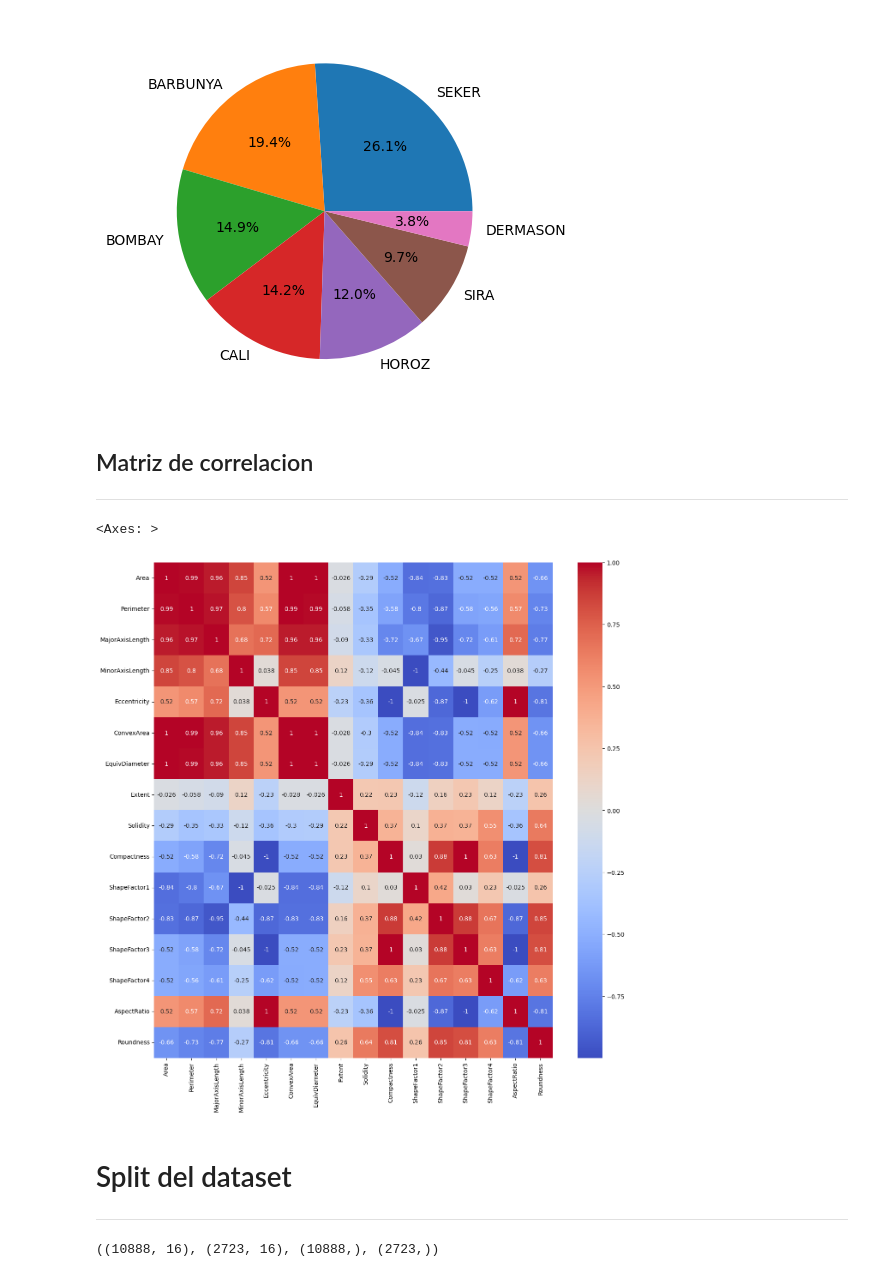
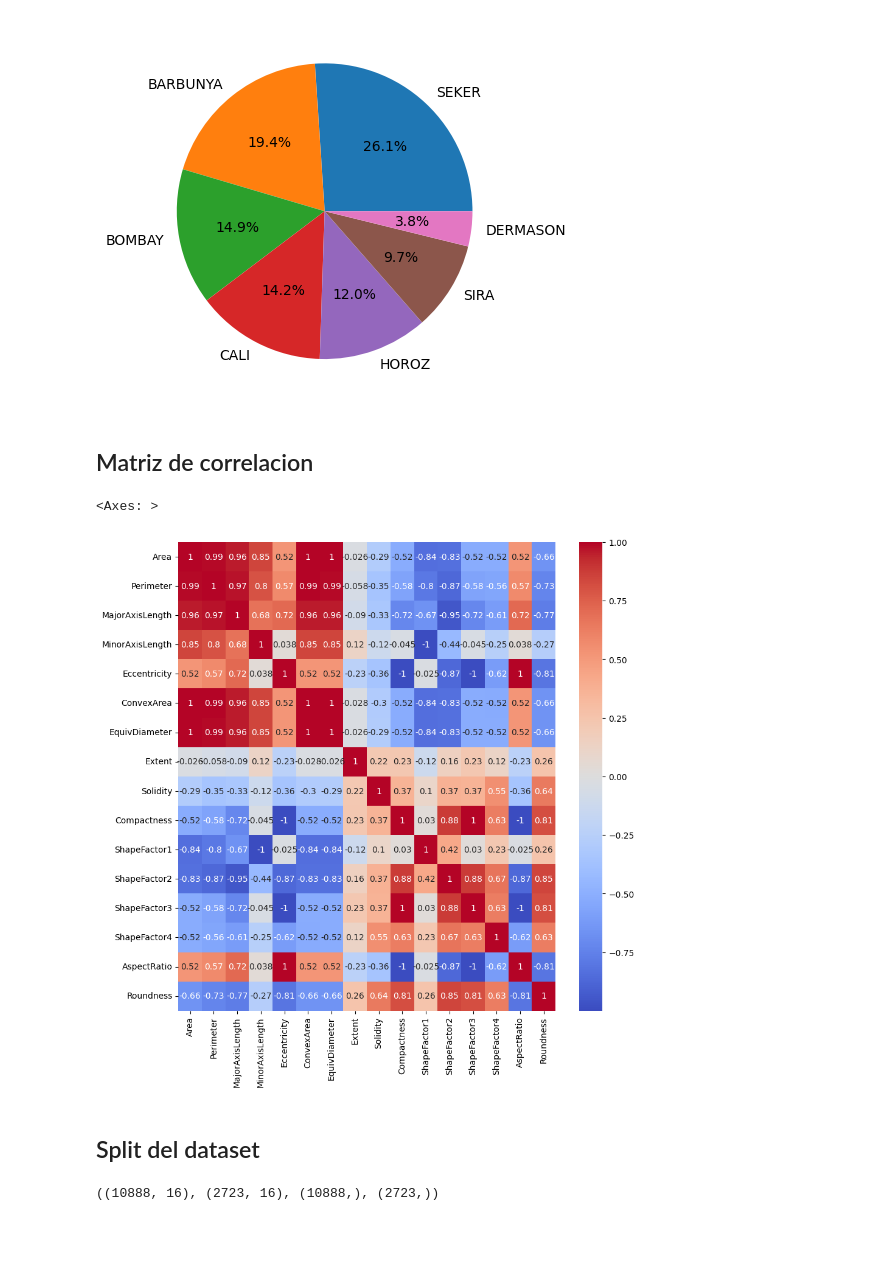
Before and after one commit to amaranto/aa2, a Jupyter notebook: ej2/main.ipynb, the cells around one changed output. Drawn from its saved outputs; the diff is of its cells as text; code cells hidden in the pictures; blank space fills up the shorter version.

```diff
--- a/ej2/main.ipynb
+++ b/ej2/main.ipynb
@@ -189,14 +250,12 @@ plt.pie(df_raw["Class"].value_counts(), labels=list(df_raw["Class"].unique()), a
 [figure]
 # %% [markdown]
 ## Matriz de correlacion
----
 # %%
-plt.figure(figsize=(15,15))
+plt.figure(figsize=(10,10))
 sns.heatmap(df_raw.drop("Class", axis=1).corr(method="spearman"), annot=True, cmap="coolwarm")
 # %% [output]
 <Axes: >
-[figure, old version]
+[figure, new version]
 # %% [markdown]
-# Split del dataset
----
+## Split del dataset
 # %%
```
Also changed, not shown: parts of 50 cells of this notebook.
